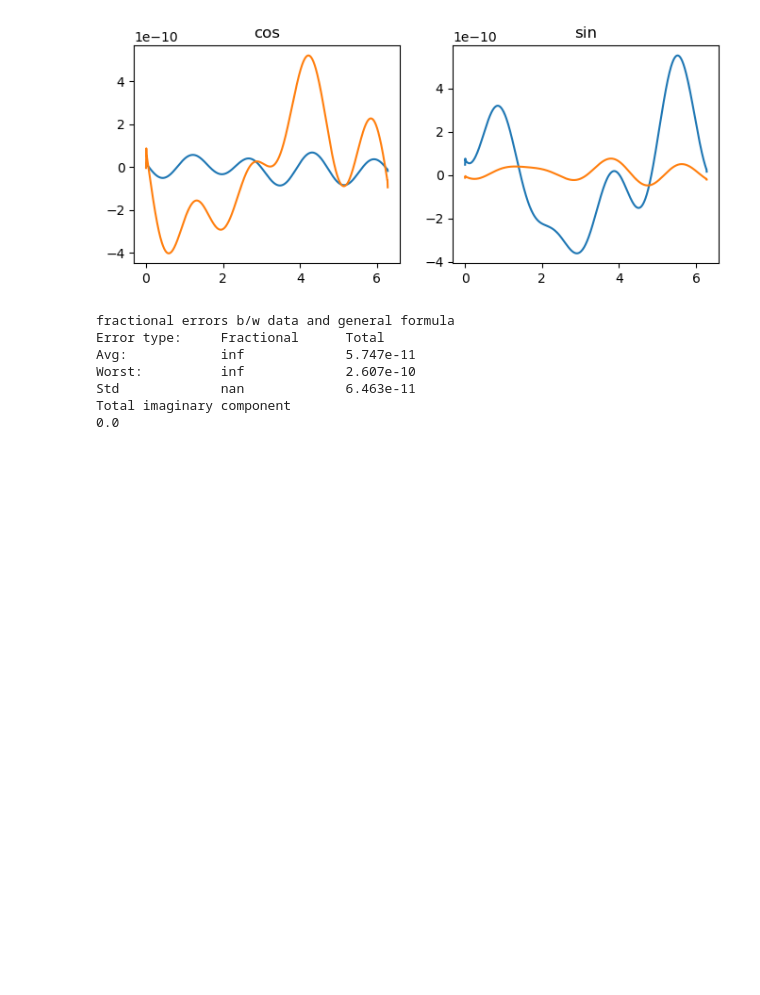
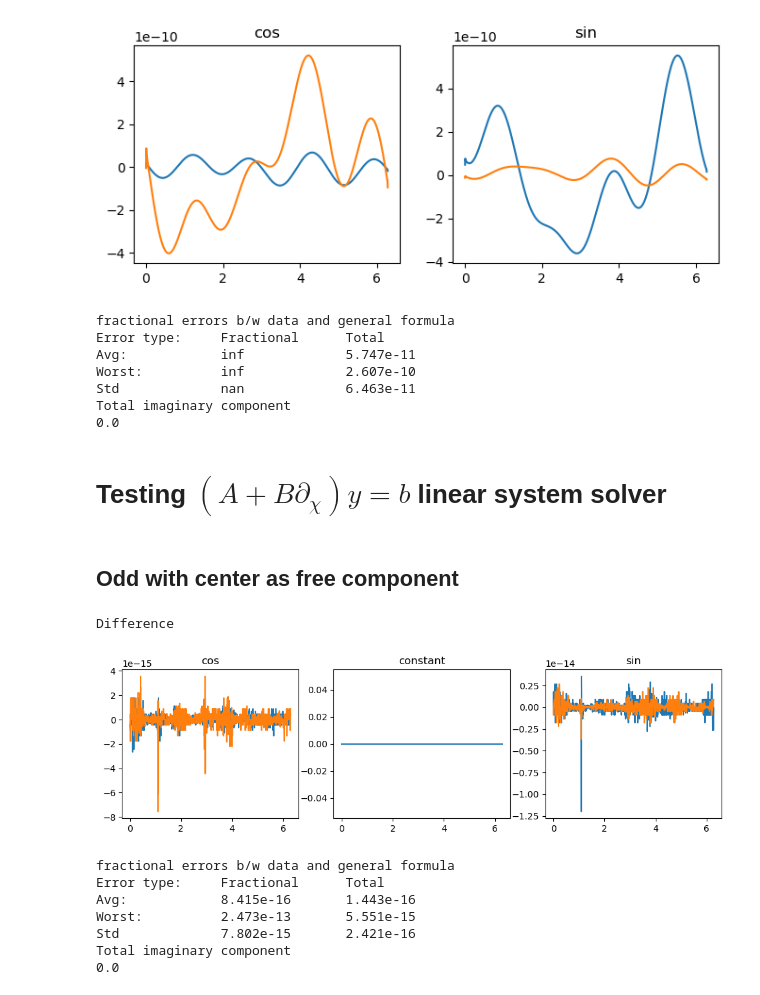
Before and after one commit to lankef/pyAQSC, a Jupyter notebook: examples/ChiPhiFunc test suite.ipynb, the cells around one changed output. Saved outputs shown, nothing was run; the diff lists cells and outputs as text; code cells hidden in the pictures; blank space fills up the shorter version.

```diff
--- a/examples/ChiPhiFunc test suite.ipynb
+++ b/examples/ChiPhiFunc test suite.ipynb
@@ -685,3 +732,31 @@ Worst:          inf             2.607e-10
 Std             nan             6.463e-11
 Total imaginary component
 0.0
+# %% [markdown]
+# Testing $(A+B\partial_\chi)y=b$ linear system solver
+# %%
+# Generating coefficients
+coef_A = rand_ChiPhiFunc(2)
+coef_B = rand_ChiPhiFunc(2)
+coef_C = rand_ChiPhiFunc(3)
+# %% [markdown]
+## Odd with center as free component
+# %%
+test_Y = rand_ChiPhiFunc(5)
+RHS = coef_A*test_Y+coef_B*test_Y.dchi()
+
+O_matrices, O_einv, vector_free_coef = \
+    ChiPhiFunc.get_O_O_einv_from_A_B(coef_A, coef_B, 2, 4)
+
+guess_Y_content = (np.einsum('ijk,jk->ik',O_einv,RHS.content) + test_Y[0].content[0] * vector_free_coef)
+compare_chiphifunc(ChiPhiFunc(guess_Y_content), test_Y)
+# %% [output]
+Difference
+[figure, added]
+fractional errors b/w data and general formula
+Error type:     Fractional      Total
+Avg:            8.415e-16       1.443e-16
+Worst:          2.473e-13       5.551e-15
+Std             7.802e-15       2.421e-16
+Total imaginary component
+0.0
```
Also changed, not shown: parts of 25 cells of this notebook, 30 other files.
